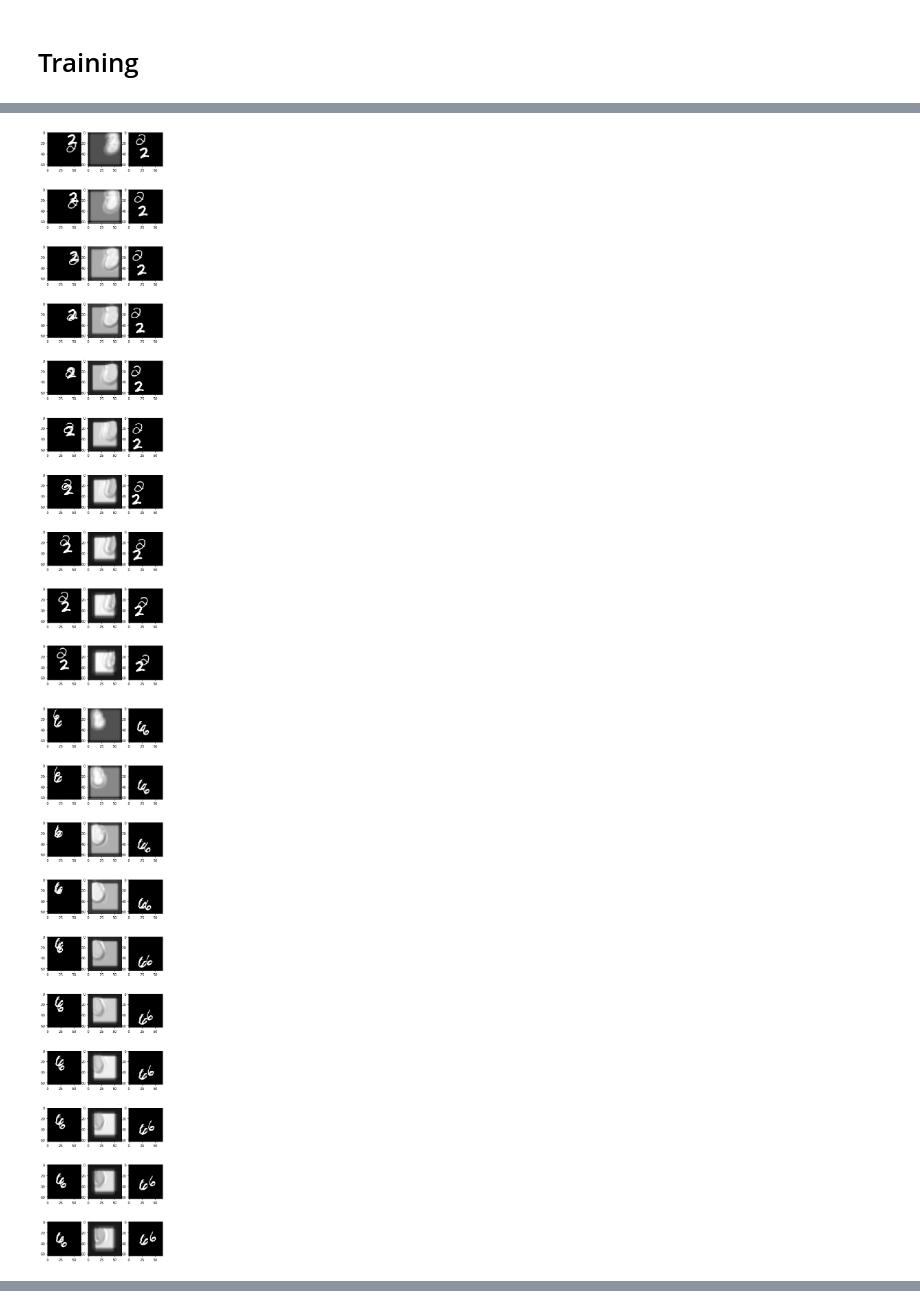
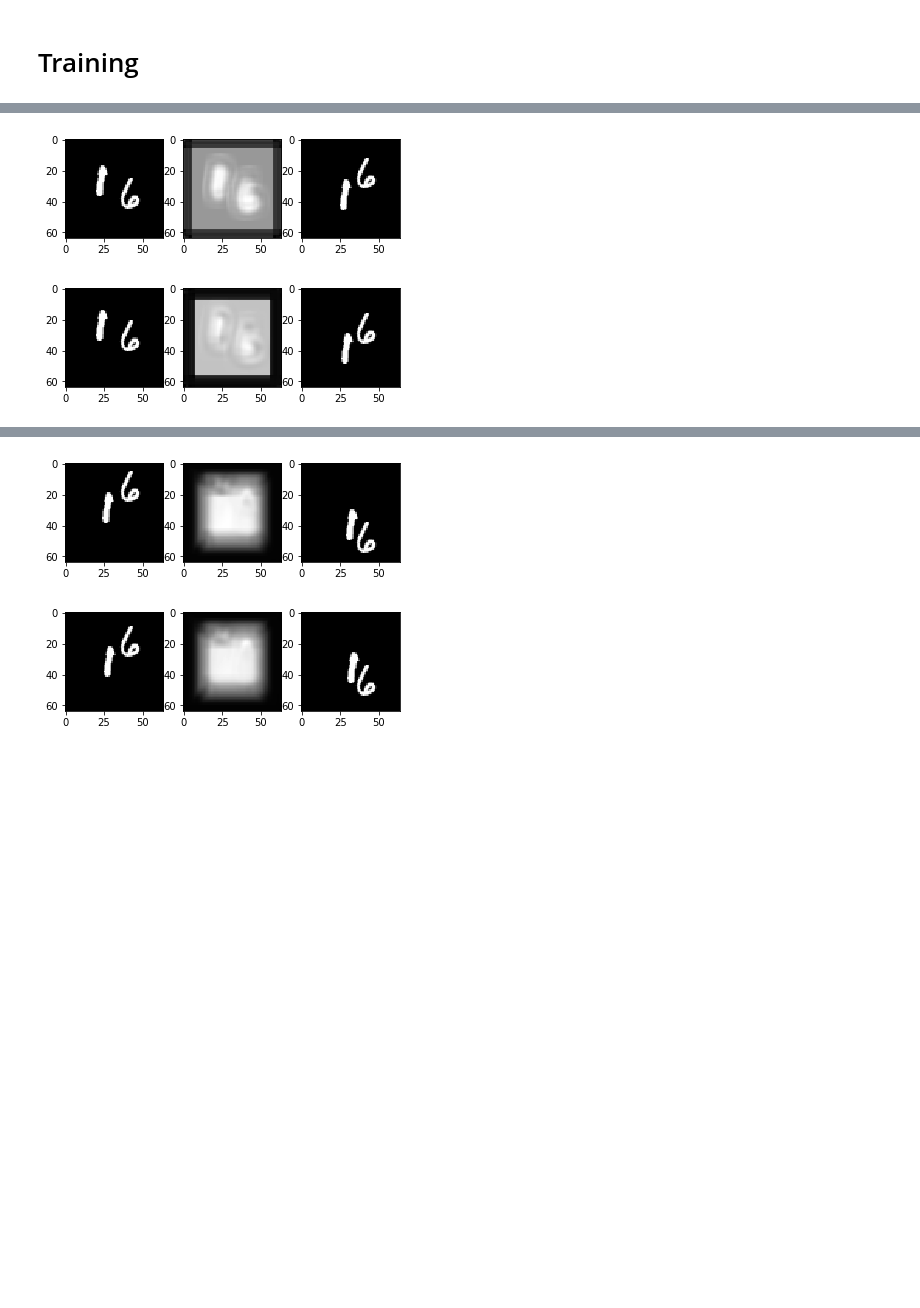
Before and after one commit to jdiaz4302/ConvTimeLSTM, a Jupyter notebook: 02_ConvLSTM_replication.ipynb, the cells around one changed output, grey strips where cells are left out. Cells and saved outputs as stored; diff of their text form; code cells hidden in the pictures; blank space fills up the shorter version.

Commit message:
Added train/test split and parallel-capatable data feeding

```diff
--- a/02_ConvLSTM_replication.ipynb
+++ b/02_ConvLSTM_replication.ipynb
@@ -43,7 +50,7 @@ f, axarr = plt.subplots(10,2)
 f.set_figheight(20)
 f.set_figwidth(4)
 
-random_index = np.random.choice(len(Moving_MNIST_tensor))
+random_index = np.random.choice(len(x))
 
 for i in range(10):
     x_reduced = x[random_index, i, 0, :, :]
@@ -319,0 +327,14 @@ plt.plot(loss_list);
+# %%
+training_set = train_Dataset(data_indices=range(y.shape[0]))
+testing_set = test_Dataset(data_indices=range(y_test.shape[0]))
+
+batch_size = 8
+
+train_loader = torch.utils.data.DataLoader(dataset = training_set,
+                                           batch_size = batch_size,
+                                           shuffle = True)
+test_loader = torch.utils.data.DataLoader(dataset = testing_set,
+                                          batch_size = batch_size,
+                                          shuffle = True)
+# %%
+device = torch.device("cuda:0" if torch.cuda.is_available() else "cpu")
@@ -336 +419,6 @@ conv_lstm_pred_target = convtime_lstm_output[0]
+# %%
+rand_x, rand_y = next(iter(test_loader))
+
+rand_y_hat = conv_lstm(rand_x.to(device))[0][0][0]
+rand_y_hat = rand_y_hat.cpu().data.numpy()
 # %% [markdown]
@@ -338,16 +426,11 @@ conv_lstm_pred_target = convtime_lstm_output[0]
 # %%
-for i in range(minibatch_size):
-    num_in_sequences = x.shape[1]
-    f, axarr = plt.subplots(num_in_sequences, 3)
-    f.set_figheight(num_in_sequences * 3)
+for i in range(rand_y_hat.shape[0]):
+    f, axarr = plt.subplots(1, 3)
+    f.set_figheight(3)
     f.set_figwidth(6)
-    for j in range(num_in_sequences):
-        current_x_image = x[minibatch_indices,:, :, :, :][i, j, 0, :, :].data.numpy()
-        axarr[j, 0].imshow(current_x_image, cmap = 'gist_gray')
-        current_y_pred  = conv_lstm_pred_target[i, j, 0, :, :].data.cpu().numpy()
-        axarr[j, 1].imshow(current_y_pred, cmap = 'gist_gray')
-        current_y_image = y[minibatch_indices,:, :, :, :][i, j, 0, :, :].data.cpu().numpy()
-        axarr[j, 2].imshow(current_y_image, cmap = 'gist_gray')
+    axarr[0].imshow(rand_x[0, i, 0], cmap = 'gist_gray')
+    axarr[1].imshow(rand_y_hat[i, 0], cmap = 'gist_gray')
+    axarr[2].imshow(rand_y[0, i, 0], cmap = 'gist_gray')
 # %% [output]
-[figure, old version]
+[figure, new version]
-[figure, old version]
+[figure, new version]
@@ -359,0 +443,2 @@ for i in range(minibatch_size):
+[figure, added]
+[figure, added]
```
Also changed, not shown: parts of 17 cells of this notebook.
